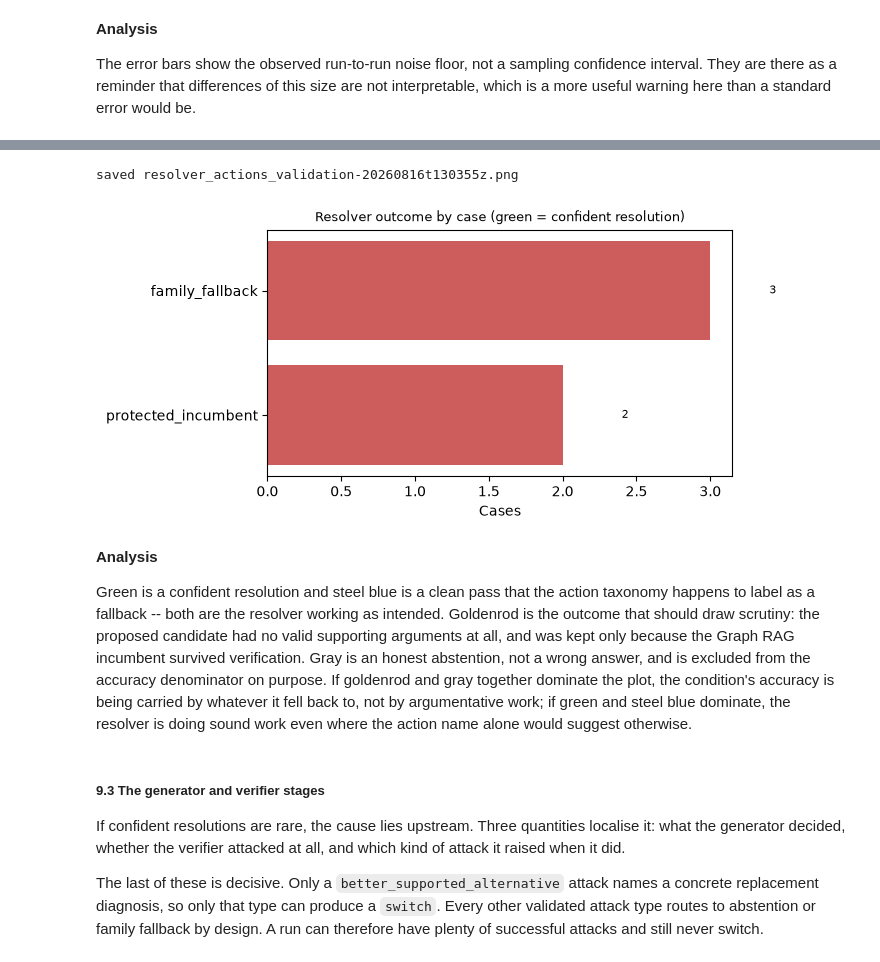
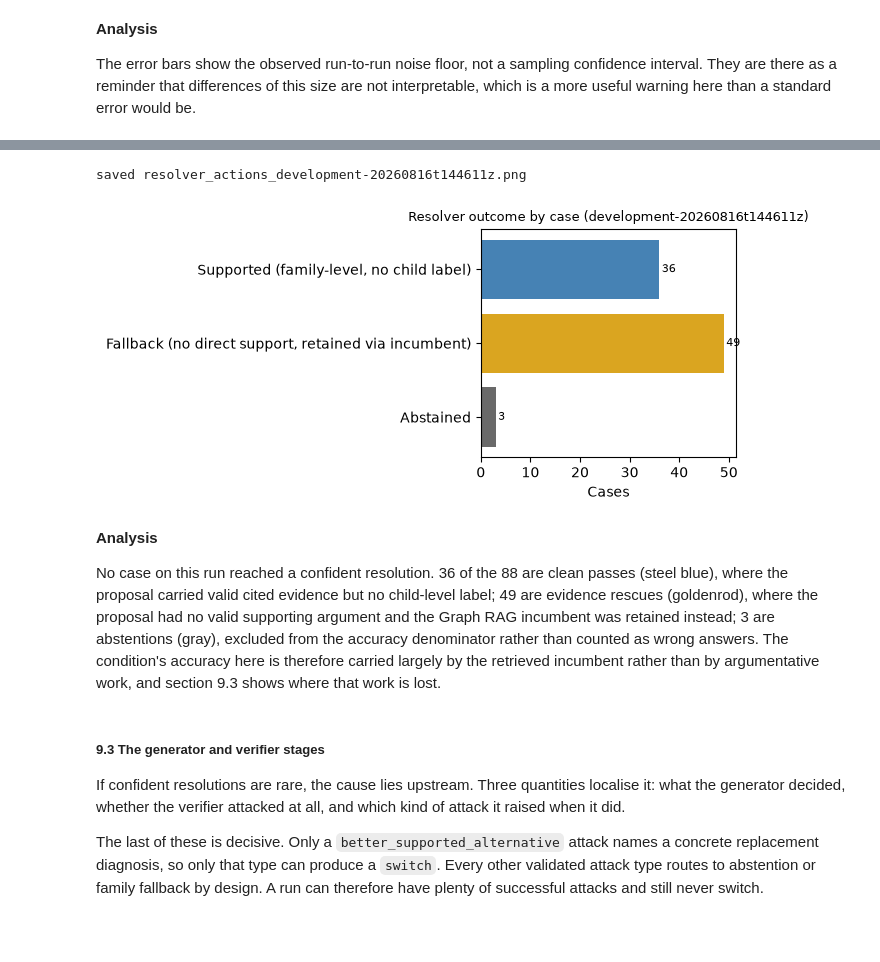
Before and after one commit to dugerij/argumentation_schemes_for_clinical_decisions, a Jupyter notebook: argumentation_experiment.ipynb, the cells around one changed output, grey strips where cells are left out. Drawn from its saved outputs; the diff is of its cells as text; code cells hidden in the pictures; blank space fills up the shorter version.

```diff
--- a/argumentation_experiment.ipynb
+++ b/argumentation_experiment.ipynb
@@ -1035,25 +1084,9 @@ because it scores at family level, it does not penalise a coarser answer. A cond
 returns a parent label where the reference is a child still scores as correct. That
 asymmetry becomes important in section 9.2.
 # %%
-CONDITIONS = ["direct", "flat_rag", "graph_rag", "evidence_grounded_argumentation"]
-CONDITION_LABELS = {
-    "direct": "Direct",
-    "flat_rag": "Flat RAG",
-    "graph_rag": "Graph RAG",
-    "evidence_grounded_argumentation": "Argumentation",
-}
-
-
 def load_predictions(run_id):
-    rows = read_jsonl(comparison_root(run_id) / "predictions.jsonl")
-    return pd.DataFrame(rows)
-
-
-def load_family_summary(run_id):
-    path = run_root(run_id) / "clinical_family_summary.json"
-    if not path.is_file():
-        return None
-    return json.loads(path.read_text(encoding="utf-8"))
+    """One row per (case, condition) for a downloaded run."""
+    return pd.DataFrame(read_jsonl(comparison_root(run_id) / "predictions.jsonl"))
 
 
 predictions = load_predictions(ANALYSIS_RUN_ID)
@@ -1317,41 +1316,43 @@ fail-closed fallbacks: 5 of 5
 # %%
 BASIS_COLOURS = {
     "confident": "seagreen",
     "clean_pass": "steelblue",
     "evidence_rescue": "goldenrod",
     "abstain": "dimgray",
     "other": "indianred",
 }
-counts = actions["basis"].value_counts(dropna=False).reindex(
-    [b for b in BASIS_ORDER if b in actions["basis"].unique()]
-)
-fig, ax = plt.subplots(figsize=(6.6, 3.2))
-colors = [BASIS_COLOURS[name] for name in counts.index]
-labels = [BASIS_LABELS[name] for name in counts.index]
-ax.barh(labels, counts.values, color=colors)
-for index, value in enumerate(counts.values):
-    ax.text(value + 0.4, index, str(value), va="center", fontsize=8)
-ax.set_xlabel("Cases")
-ax.set_title("Resolver outcome by case, split by what actually happened", fontsize=9)
-ax.invert_yaxis()
-fig.tight_layout()
-save_figure(fig, "resolver_actions")
+
+
+def plot_resolver_basis(counts, run_id):
+    """Resolver outcome by case, split by what the outcome rests on."""
+    fig, ax = plt.subplots(figsize=(6.6, 3.2))
+    ax.barh([BASIS_LABELS[name] for name in counts.index], counts.values,
+            color=[BASIS_COLOURS[name] for name in counts.index])
+    for index, value in enumerate(counts.values):
+        ax.text(value + counts.max() * 0.01, index, str(value), va="center", fontsize=8)
+    ax.set_xlabel("Cases")
+    ax.set_title(f"Resolver outcome by case ({run_id})", fontsize=9)
+    ax.invert_yaxis()
+    fig.tight_layout()
+    return fig
+
+
+figure = plot_resolver_basis(counts, ANALYSIS_RUN_ID)
+save_figure(figure, "resolver_actions")
 plt.show()
 # %% [output]
-saved resolver_actions_validation-20260816t130355z.png
+saved resolver_actions_development-20260816t144611z.png
-[figure, old version]
+[figure, new version]
 # %% [markdown]
 **Analysis**
 
-Green is a confident resolution and steel blue is a clean pass that the action taxonomy
-happens to label as a fallback -- both are the resolver working as intended. Goldenrod is
-the outcome that should draw scrutiny: the proposed candidate had no valid supporting
-arguments at all, and was kept only because the Graph RAG incumbent survived verification.
-Gray is an honest abstention, not a wrong answer, and is excluded from the accuracy
-denominator on purpose. If goldenrod and gray together dominate the plot, the condition's
-accuracy is being carried by whatever it fell back to, not by argumentative work; if green
-and steel blue dominate, the resolver is doing sound work even where the action name alone
-would suggest otherwise.
+No case on this run reached a confident resolution. 36 of the 88 are clean passes (steel
+blue), where the proposal carried valid cited evidence but no child-level label; 49 are
+evidence rescues (goldenrod), where the proposal had no valid supporting argument and the
+Graph RAG incumbent was retained instead; 3 are abstentions (gray), excluded from the
+accuracy denominator rather than counted as wrong answers. The condition's accuracy here is
+therefore carried largely by the retrieved incumbent rather than by argumentative work, and
+section 9.3 shows where that work is lost.
 # %% [markdown]
 ##### 9.3 The generator and verifier stages
 
```
Also changed, not shown: parts of 71 cells of this notebook.
